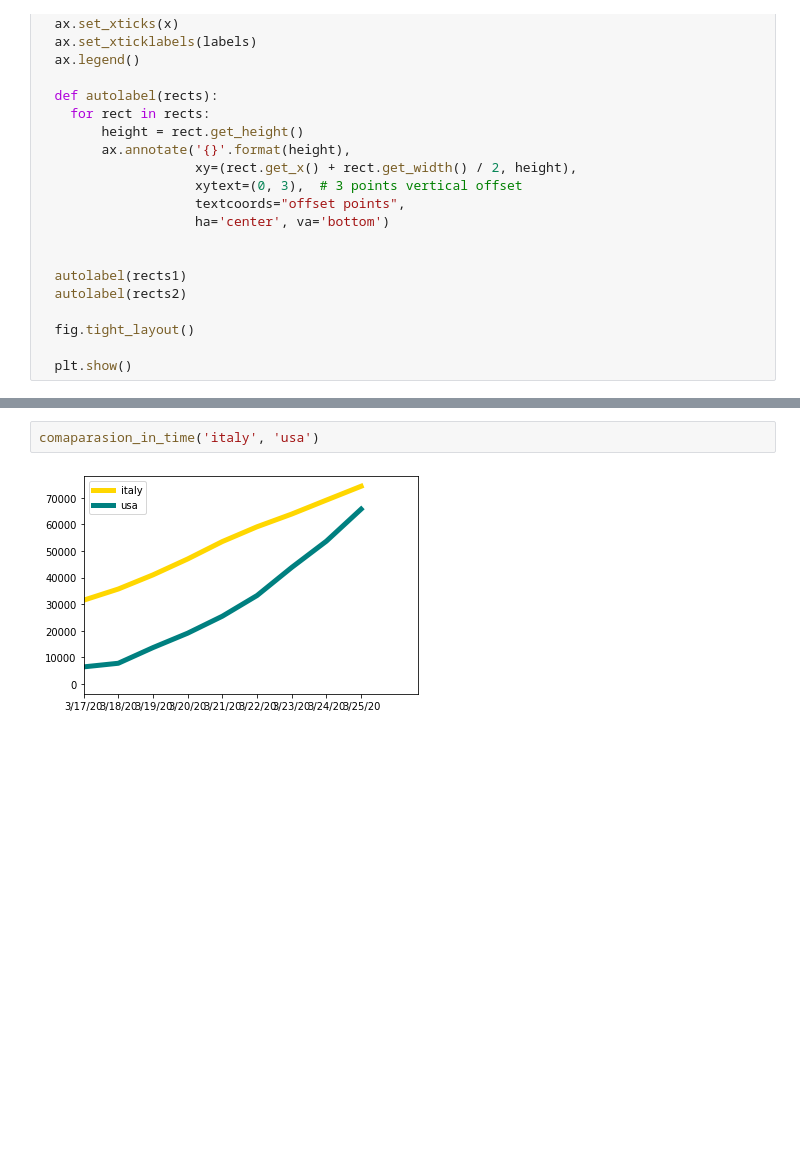
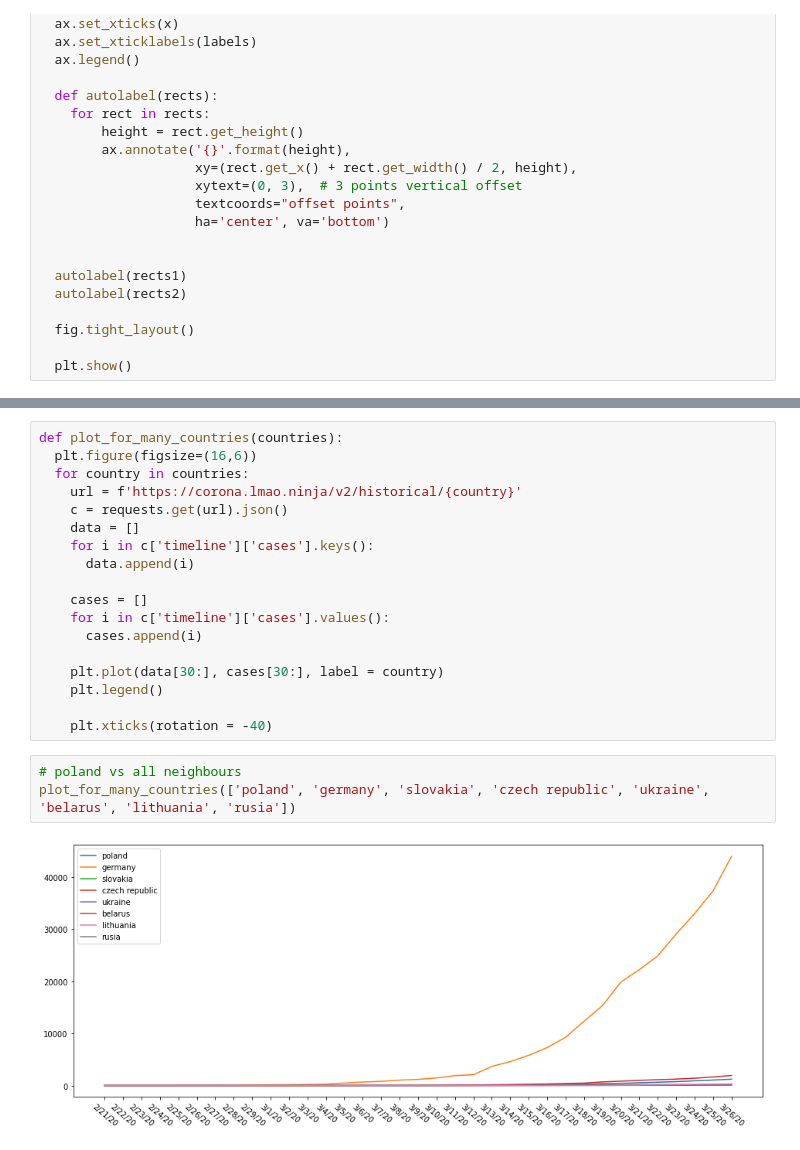
Before and after one commit to ewelinafiuk/project-coronascience, a Jupyter notebook: projekt_KoronaScience.ipynb, the cells around one changed output, grey strips where cells are left out. Drawn from its saved outputs; the diff is of its cells as text; blank space fills up the shorter version.

```diff
--- a/projekt_KoronaScience.ipynb
+++ b/projekt_KoronaScience.ipynb
@@ -163,4 +191,23 @@ def comaparasion_in_time(country1, country2):
-# %%
-comaparasion_in_time('italy', 'usa')
-# %% [output]
-[figure, removed]
+# %%
+def plot_for_many_countries(countries):
+  plt.figure(figsize=(16,6))
+  for country in countries:
+    url = f'https://corona.lmao.ninja/v2/historical/{country}'
+    c = requests.get(url).json()
+    data = []
+    for i in c['timeline']['cases'].keys():
+      data.append(i)
+
+    cases = []
+    for i in c['timeline']['cases'].values():
+      cases.append(i)
+
+    plt.plot(data[30:], cases[30:], label = country)
+    plt.legend()
+
+    plt.xticks(rotation = -40)
+# %%
+# poland vs all neighbours
+plot_for_many_countries(['poland', 'germany', 'slovakia', 'czech republic', 'ukraine', 'belarus', 'lithuania', 'rusia'])
+# %% [output]
+[figure, added]
```
Also changed, not shown: parts of 29 cells of this notebook.
